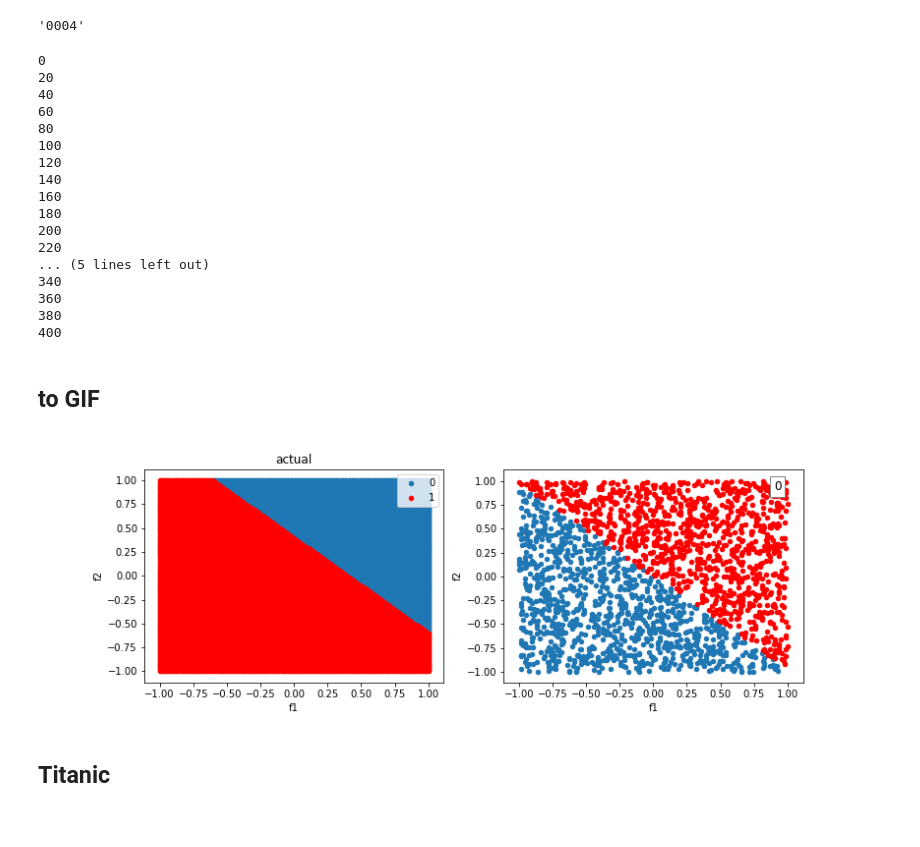
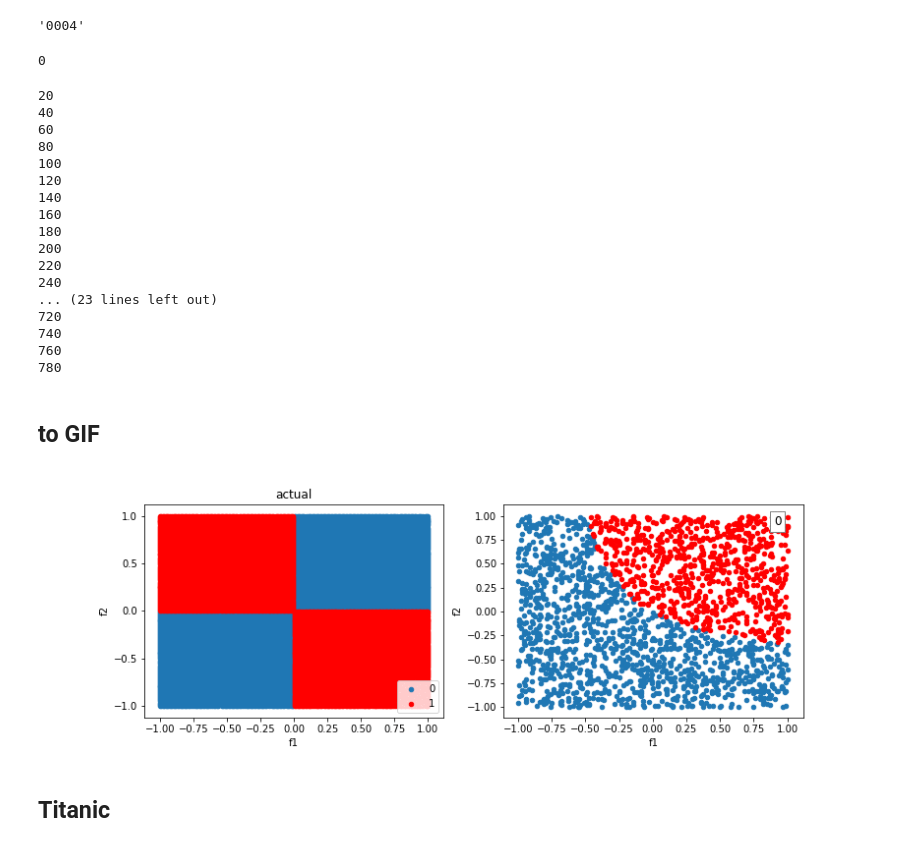
Before and after one commit to crawles/logistic-regression-from-scratch, a Jupyter notebook: nn from scratch.ipynb, the cells around one changed output. Saved outputs shown, nothing was run; the diff lists cells and outputs as text; code cells hidden in the pictures.

```diff
--- a/nn from scratch.ipynb
+++ b/nn from scratch.ipynb
@@ -107,20 +107,20 @@ def cross_entropy(y_pred, y):
 
 def add_features(_df):
     df = _df.copy()
-#     df['f1f2'] = df['f1'] * df['f2']
-#     df['f1+f2'] = df['f1'] + df['f2']
-#     df['f1_2'] = df['f1']**2
-#     df['f2_2'] = df['f2']**2
-#     df['f1_3'] = df['f1']**3
-#     df['f2_3'] = df['f2']**3
-#     df['f1_div_f2'] = df['f1'] / df['f2']
-#     df['bias'] = 1
+    df['f1f2'] = df['f1'] * df['f2']
+    df['f1+f2'] = df['f1'] + df['f2']
+    df['f1_2'] = df['f1']**2
+    df['f2_2'] = df['f2']**2
+    df['f1_3'] = df['f1']**3
+    df['f2_3'] = df['f2']**3
+    df['f1_div_f2'] = df['f1'] / df['f2']
+    df['bias'] = 1
     return df
 
 
-
+#
 BATCH_SIZE = 100
-STEPS = 420
+STEPS = 800
 LEARNING_RATE = 1
 
 
@@ -155,22 +155,23 @@ for step in range(STEPS):
     losses.append(cross_entropy(pred, y_batch).mean())
 # %% [output]
 0
-20
-40
-60
-80
-100
-120
-140
-160
-180
-200
-220
-... (5 lines left out)
-340
-360
-380
-400
+20
+40
+60
+80
+100
+120
+140
+160
+180
+200
+220
+240
+... (23 lines left out)
+720
+740
+760
+780
 # %% [markdown]
 ## to GIF
 # %%
@@ -178,8 +179,8 @@ for step in range(STEPS):
 # %%
 from IPython.display import Image
-Image(filename="results/diag.gif")
+Image(filename="results/xor_cross.gif")
 # %% [output]
-[figure, old version]
+[figure, new version]
 # %% [markdown]
 ## Titanic
 # %%
```
Also changed, not shown: parts of 11 cells of this notebook, 46 other files.
